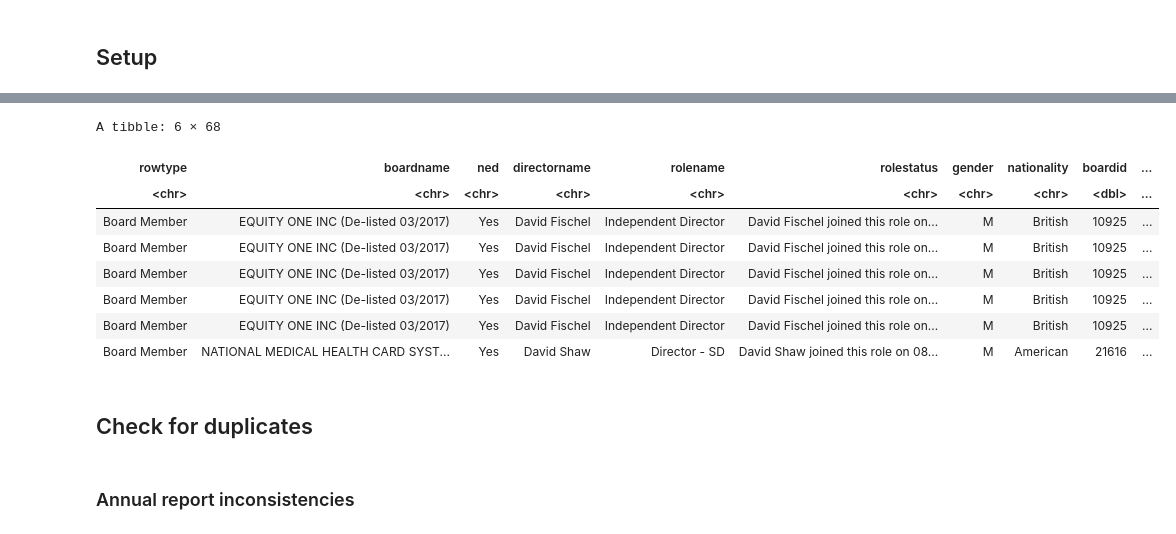
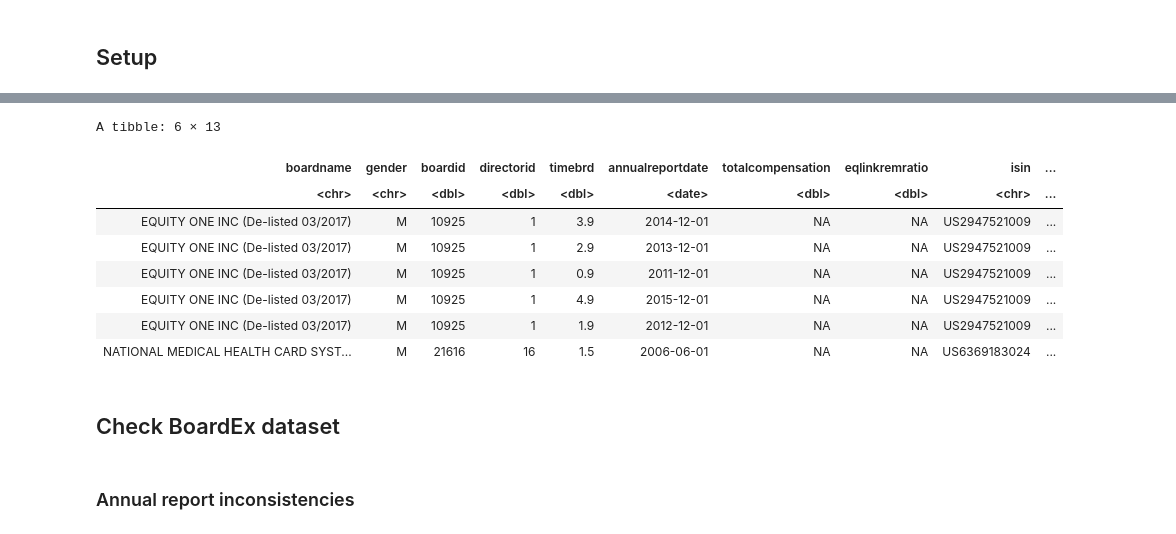
Before and after one commit to julianbarg/boardex, a Jupyter notebook: data_validation.ipynb, the cells around one changed output, grey strips where cells are left out. Drawn from its saved outputs; the diff is of its cells as text; code cells hidden in the pictures.

```diff
--- a/data_validation.ipynb
+++ b/data_validation.ipynb
@@ -18,19 +26,20 @@ x dplyr::lag()    masks stats::lag()
 # %%
-na_summary <- arrow::read_feather("data/na_summary_preprocessed.feather")
+na_summary <- read_feather("data/na_summary_preprocessed.feather")
+na_summary_original <- read_feather("data/na_summary.feather")
 
 head(na_summary)
 # %% [output]
-A tibble: 6 × 68
+A tibble: 6 × 13
-| rowtype | boardname | ned | directorname | rolename | rolestatus | gender | nationality | boardid | ... |
-| <chr> | <chr> | <chr> | <chr> | <chr> | <chr> | <chr> | <chr> | <dbl> | ... |
-| Board Member | EQUITY ONE INC (De-listed 03/2017) | Yes | David Fischel | Independent Director | David Fischel joined this role on... | M | British | 10925 | ... |
-| Board Member | EQUITY ONE INC (De-listed 03/2017) | Yes | David Fischel | Independent Director | David Fischel joined this role on... | M | British | 10925 | ... |
-| Board Member | EQUITY ONE INC (De-listed 03/2017) | Yes | David Fischel | Independent Director | David Fischel joined this role on... | M | British | 10925 | ... |
-| Board Member | EQUITY ONE INC (De-listed 03/2017) | Yes | David Fischel | Independent Director | David Fischel joined this role on... | M | British | 10925 | ... |
-| Board Member | EQUITY ONE INC (De-listed 03/2017) | Yes | David Fischel | Independent Director | David Fischel joined this role on... | M | British | 10925 | ... |
-| Board Member | NATIONAL MEDICAL HEALTH CARD SYST... | Yes | David Shaw | Director - SD | David Shaw joined this role on 08... | M | American | 21616 | ... |
+| boardname | gender | boardid | directorid | timebrd | annualreportdate | totalcompensation | eqlinkremratio | isin | ... |
+| <chr> | <chr> | <dbl> | <dbl> | <dbl> | <date> | <dbl> | <dbl> | <chr> | ... |
+| EQUITY ONE INC (De-listed 03/2017) | M | 10925 | 1 | 3.9 | 2014-12-01 | NA | NA | US2947521009 | ... |
+| EQUITY ONE INC (De-listed 03/2017) | M | 10925 | 1 | 2.9 | 2013-12-01 | NA | NA | US2947521009 | ... |
+| EQUITY ONE INC (De-listed 03/2017) | M | 10925 | 1 | 0.9 | 2011-12-01 | NA | NA | US2947521009 | ... |
+| EQUITY ONE INC (De-listed 03/2017) | M | 10925 | 1 | 4.9 | 2015-12-01 | NA | NA | US2947521009 | ... |
+| EQUITY ONE INC (De-listed 03/2017) | M | 10925 | 1 | 1.9 | 2012-12-01 | NA | NA | US2947521009 | ... |
+| NATIONAL MEDICAL HEALTH CARD SYST... | M | 21616 | 16 | 1.5 | 2006-06-01 | NA | NA | US6369183024 | ... |
 # %% [markdown]
-## Check for duplicates
+## Check BoardEx dataset
 # %% [markdown]
 ### Annual report inconsistencies
 # %%
```
Also changed, not shown: parts of 47 cells of this notebook, 2 other files.
